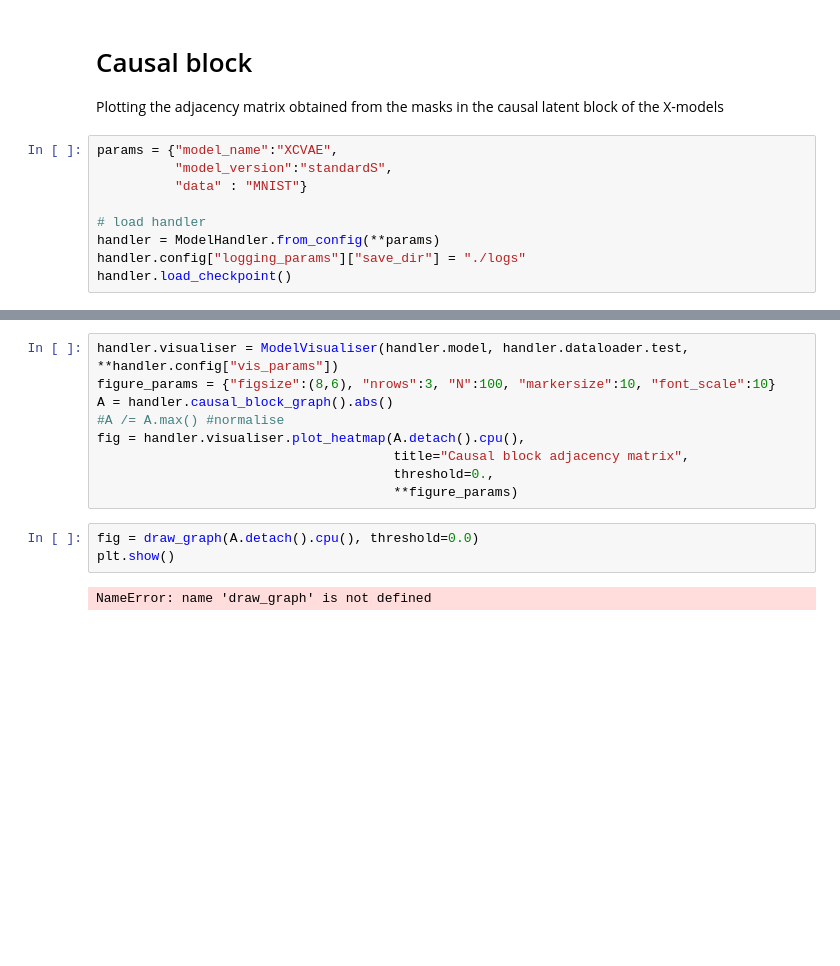
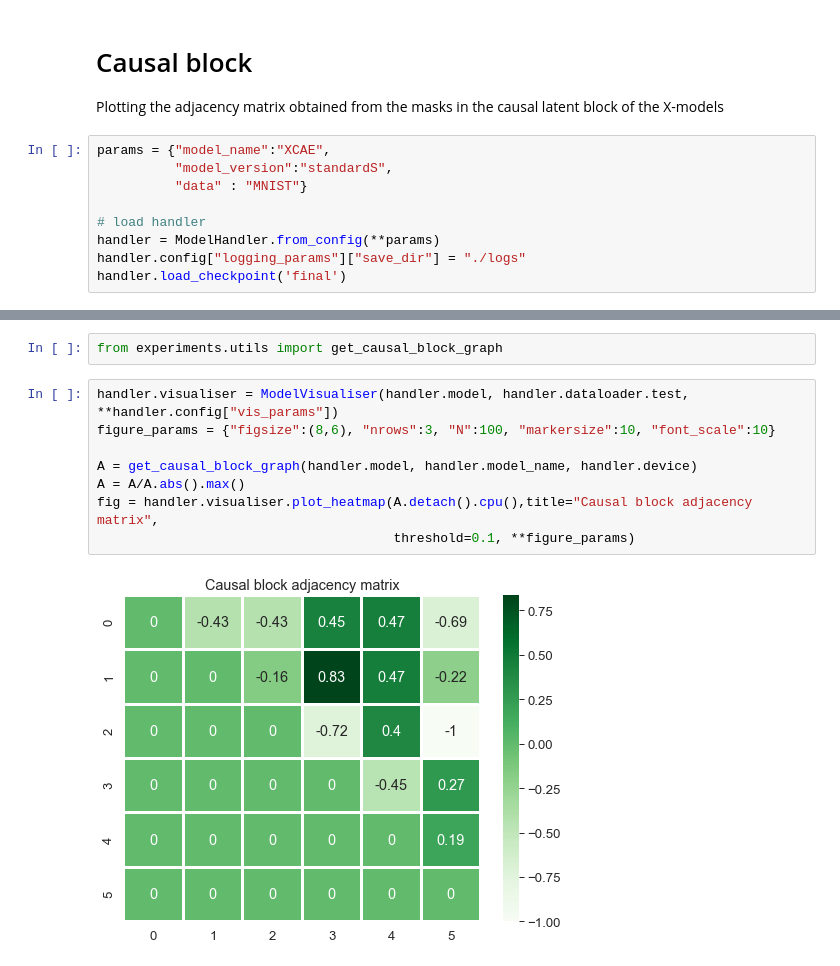
Before and after one commit to GiuliaLanzillotta/CausalAE, a Jupyter notebook: visualisations/LatentPlots.ipynb, the cells around one changed output, grey strips where cells are left out. Cells and saved outputs as stored; diff of their text form; blank space fills up the shorter version.

```diff
--- a/visualisations/LatentPlots.ipynb
+++ b/visualisations/LatentPlots.ipynb
@@ -307,12 +310,12 @@ Loading pairwise drift evaluation results
 
 Plotting the adjacency matrix obtained from the masks in the causal latent block of the X-models
 # %%
-params = {"model_name":"XCVAE",
+params = {"model_name":"XCAE",
           "model_version":"standardS",
           "data" : "MNIST"}
 
 # load handler
 handler = ModelHandler.from_config(**params)
 handler.config["logging_params"]["save_dir"] = "./logs"
-handler.load_checkpoint()
+handler.load_checkpoint('final')
 # %% [output]
@@ -326,14 +339,12 @@ No checkpoint available at logs\XCVAE\standardS_MNIST\checkpoints. Cannot load t
+# %%
+from experiments.utils import get_causal_block_graph
 # %%
 handler.visualiser = ModelVisualiser(handler.model, handler.dataloader.test, **handler.config["vis_params"])
 figure_params = {"figsize":(8,6), "nrows":3, "N":100, "markersize":10, "font_scale":10}
-A = handler.causal_block_graph().abs()
-#A /= A.max() #normalise
-fig = handler.visualiser.plot_heatmap(A.detach().cpu(),
-                                      title="Causal block adjacency matrix",
-                                      threshold=0.,
-                                      **figure_params)
+
+A = get_causal_block_graph(handler.model, handler.model_name, handler.device)
+A = A/A.abs().max()
+fig = handler.visualiser.plot_heatmap(A.detach().cpu(),title="Causal block adjacency matrix",
+                                      threshold=0.1, **figure_params)
+# %% [output]
+[figure, added]
-# %%
-fig = draw_graph(A.detach().cpu(), threshold=0.0)
-plt.show()
-# %% [output]
-NameError: name 'draw_graph' is not defined
```
Also changed, not shown: parts of 6 cells of this notebook, 39 other files.
